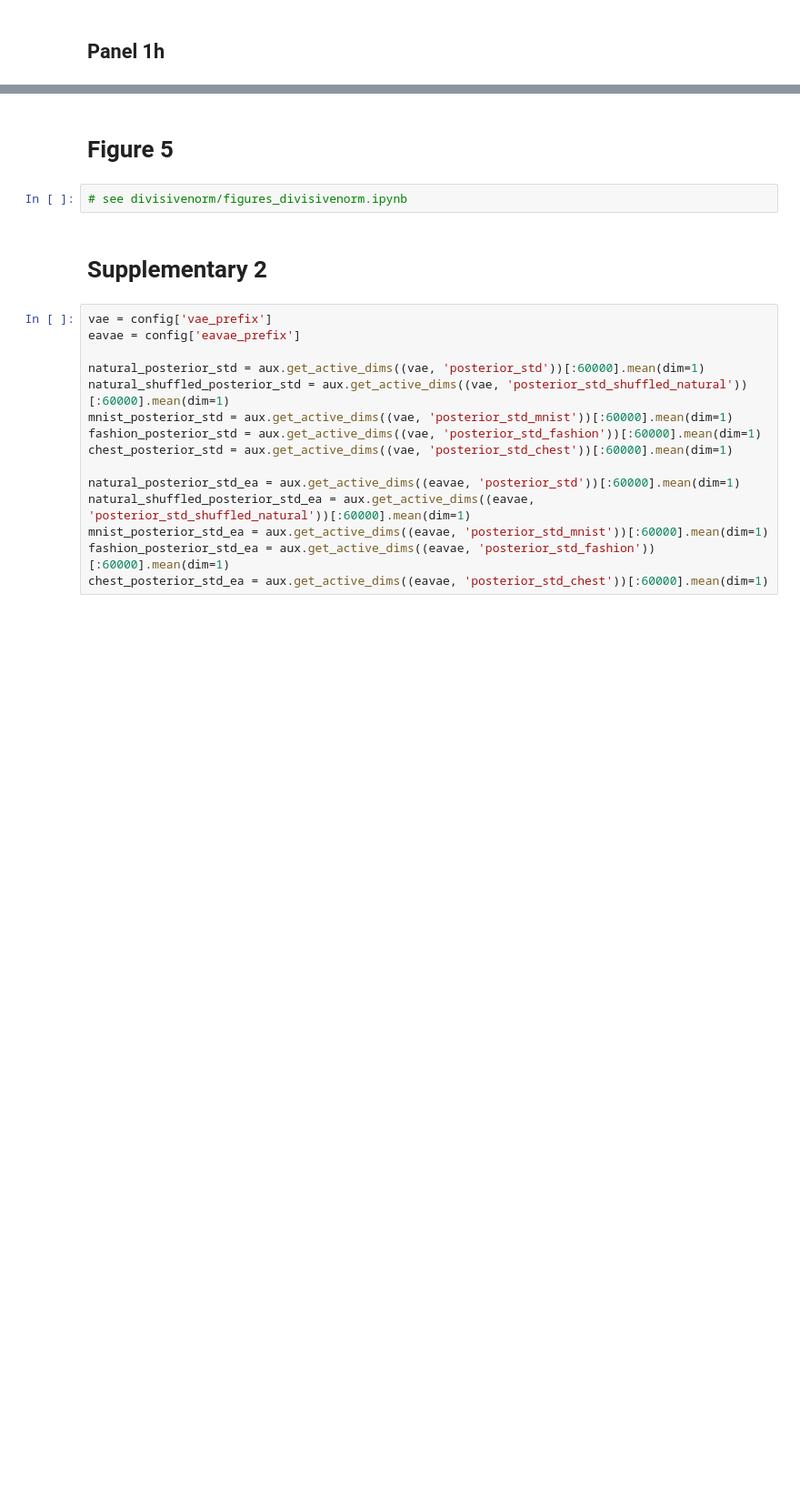
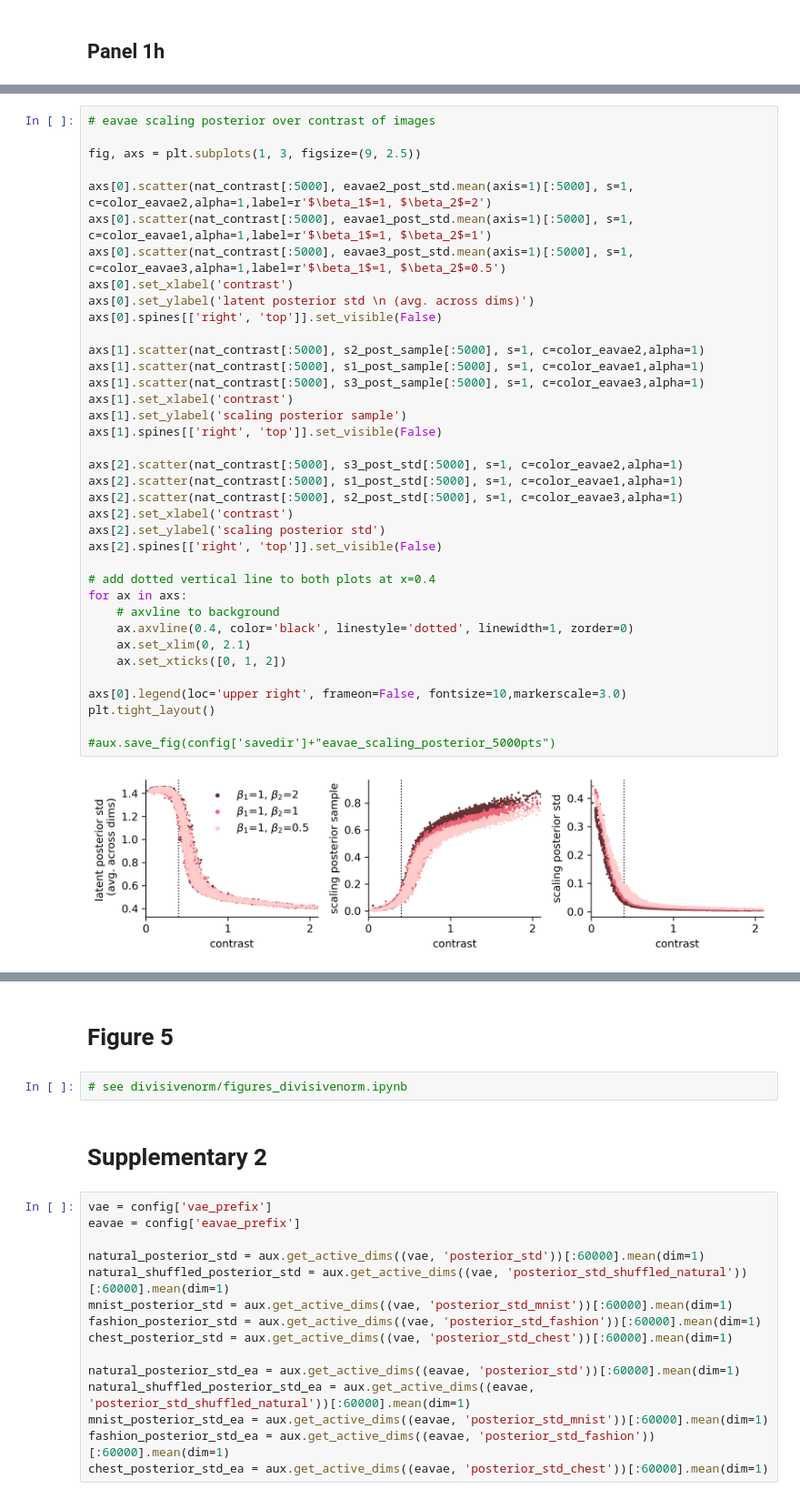
Before and after one commit to martosdomo/EA-VAE-natural-domain, a Jupyter notebook: evaluate/figures_natural_betas.ipynb, the cells around one changed output, grey strips where cells are left out. Shown at 91% size. Drawn from its saved outputs; the diff is of its cells as text; blank space fills up the shorter version.

```diff
--- a/evaluate/figures_natural_betas.ipynb
+++ b/evaluate/figures_natural_betas.ipynb
@@ -511,3 +537,42 @@ File loaded from ../eval_data/EAVAE_softlaplace/EAVAE_softlaplace_posterior_samp
+# %%
+# eavae scaling posterior over contrast of images
+
+fig, axs = plt.subplots(1, 3, figsize=(9, 2.5))
+
+axs[0].scatter(nat_contrast[:5000], eavae2_post_std.mean(axis=1)[:5000], s=1, c=color_eavae2,alpha=1,label=r'$\beta_1$=1, $\beta_2$=2')
+axs[0].scatter(nat_contrast[:5000], eavae1_post_std.mean(axis=1)[:5000], s=1, c=color_eavae1,alpha=1,label=r'$\beta_1$=1, $\beta_2$=1')
+axs[0].scatter(nat_contrast[:5000], eavae3_post_std.mean(axis=1)[:5000], s=1, c=color_eavae3,alpha=1,label=r'$\beta_1$=1, $\beta_2$=0.5')
+axs[0].set_xlabel('contrast')
+axs[0].set_ylabel('latent posterior std \n (avg. across dims)')
+axs[0].spines[['right', 'top']].set_visible(False)
+
+axs[1].scatter(nat_contrast[:5000], s2_post_sample[:5000], s=1, c=color_eavae2,alpha=1)
+axs[1].scatter(nat_contrast[:5000], s1_post_sample[:5000], s=1, c=color_eavae1,alpha=1)
+axs[1].scatter(nat_contrast[:5000], s3_post_sample[:5000], s=1, c=color_eavae3,alpha=1)
+axs[1].set_xlabel('contrast')
+axs[1].set_ylabel('scaling posterior sample')
+axs[1].spines[['right', 'top']].set_visible(False)
+
+axs[2].scatter(nat_contrast[:5000], s3_post_std[:5000], s=1, c=color_eavae2,alpha=1)
+axs[2].scatter(nat_contrast[:5000], s1_post_std[:5000], s=1, c=color_eavae1,alpha=1)
+axs[2].scatter(nat_contrast[:5000], s2_post_std[:5000], s=1, c=color_eavae3,alpha=1)
+axs[2].set_xlabel('contrast')
+axs[2].set_ylabel('scaling posterior std')
+axs[2].spines[['right', 'top']].set_visible(False)
+
+# add dotted vertical line to both plots at x=0.4
+for ax in axs:
+    # axvline to background
+    ax.axvline(0.4, color='black', linestyle='dotted', linewidth=1, zorder=0)
+    ax.set_xlim(0, 2.1)
+    ax.set_xticks([0, 1, 2])
+
+axs[0].legend(loc='upper right', frameon=False, fontsize=10,markerscale=3.0)
+plt.tight_layout()
+
+#aux.save_fig(config['savedir']+"eavae_scaling_posterior_5000pts")
+# %% [output]
+[figure, added]
 # %%
 # eavae scaling posterior over contrast of images
 
```
Also changed, not shown: parts of 19 cells of this notebook, 3 other files.
